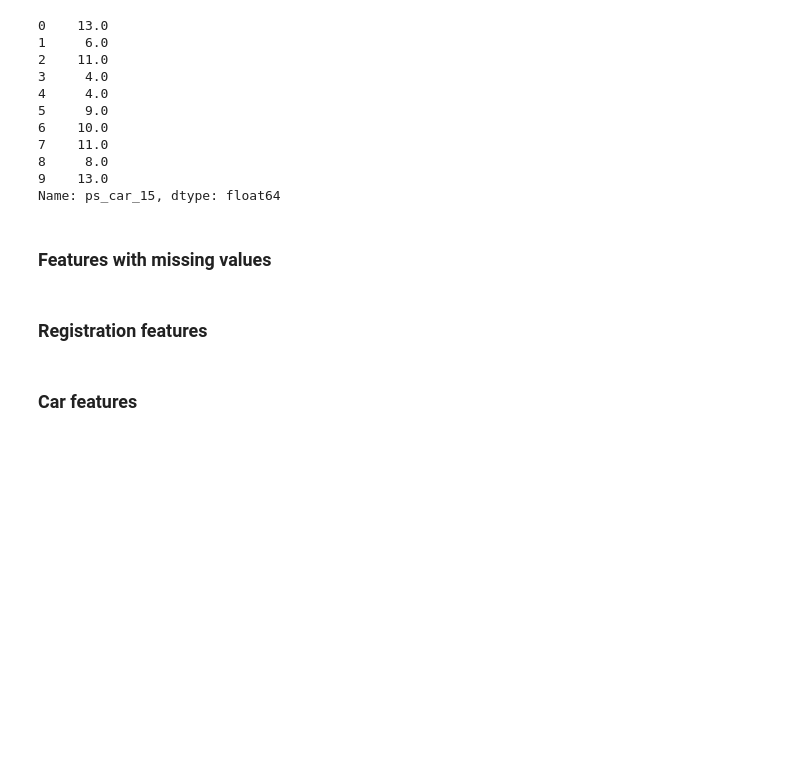
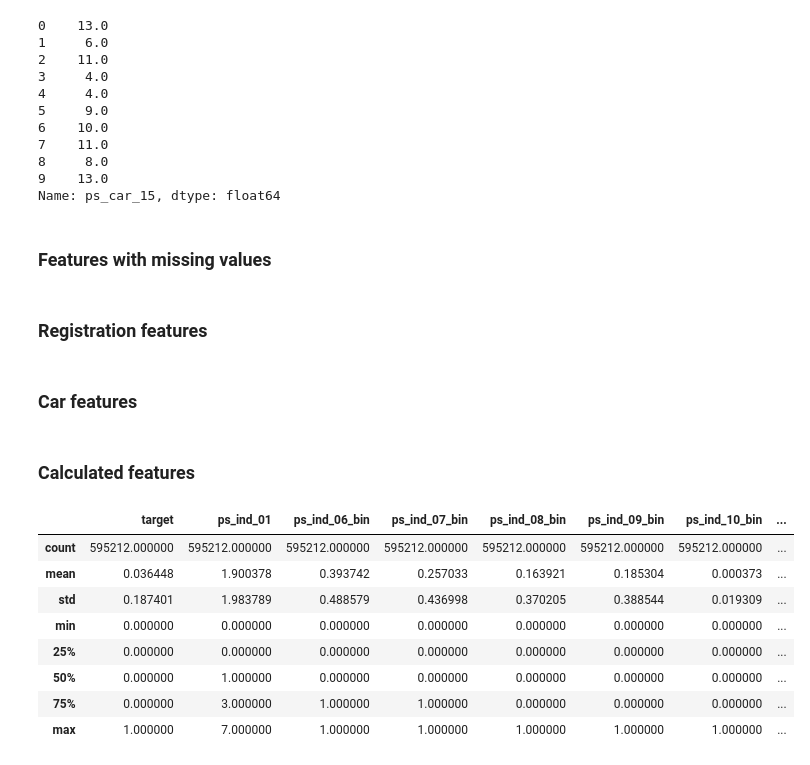
Before and after one commit to herbwood/study_datascience, a Jupyter notebook: kaggle/santander/practice_04.ipynb, the cells around one changed output. Cells and saved outputs as stored; diff of their text form; code cells hidden in the pictures; blank space fills up the shorter version.

```diff
--- a/kaggle/santander/practice_04.ipynb
+++ b/kaggle/santander/practice_04.ipynb
@@ -212,0 +207,15 @@ Name: ps_car_15, dtype: float64
+# %% [markdown]
+### Calculated features
+# %%
+v = metadata[(metadata.type == 'binary') & (metadata.preserve)].index
+trainset[v].describe()
+# %% [output]
+|  | target | ps_ind_01 | ps_ind_06_bin | ps_ind_07_bin | ps_ind_08_bin | ps_ind_09_bin | ps_ind_10_bin | ... |
+| count | 595212.000000 | 595212.000000 | 595212.000000 | 595212.000000 | 595212.000000 | 595212.000000 | 595212.000000 | ... |
+| mean | 0.036448 | 1.900378 | 0.393742 | 0.257033 | 0.163921 | 0.185304 | 0.000373 | ... |
+| std | 0.187401 | 1.983789 | 0.488579 | 0.436998 | 0.370205 | 0.388544 | 0.019309 | ... |
+| min | 0.000000 | 0.000000 | 0.000000 | 0.000000 | 0.000000 | 0.000000 | 0.000000 | ... |
+| 25% | 0.000000 | 0.000000 | 0.000000 | 0.000000 | 0.000000 | 0.000000 | 0.000000 | ... |
+| 50% | 0.000000 | 1.000000 | 0.000000 | 0.000000 | 0.000000 | 0.000000 | 0.000000 | ... |
+| 75% | 0.000000 | 3.000000 | 1.000000 | 1.000000 | 0.000000 | 0.000000 | 0.000000 | ... |
+| max | 1.000000 | 7.000000 | 1.000000 | 1.000000 | 1.000000 | 1.000000 | 1.000000 | ... |
```
Also changed, not shown: parts of 5 cells of this notebook.
